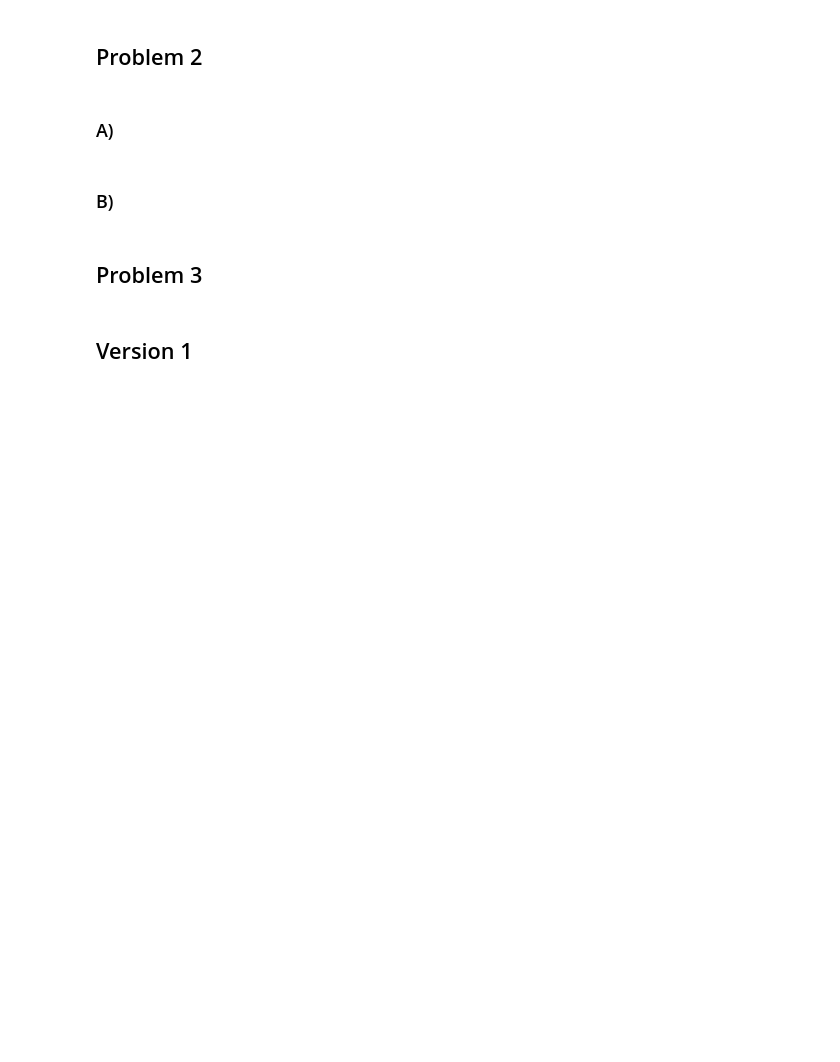
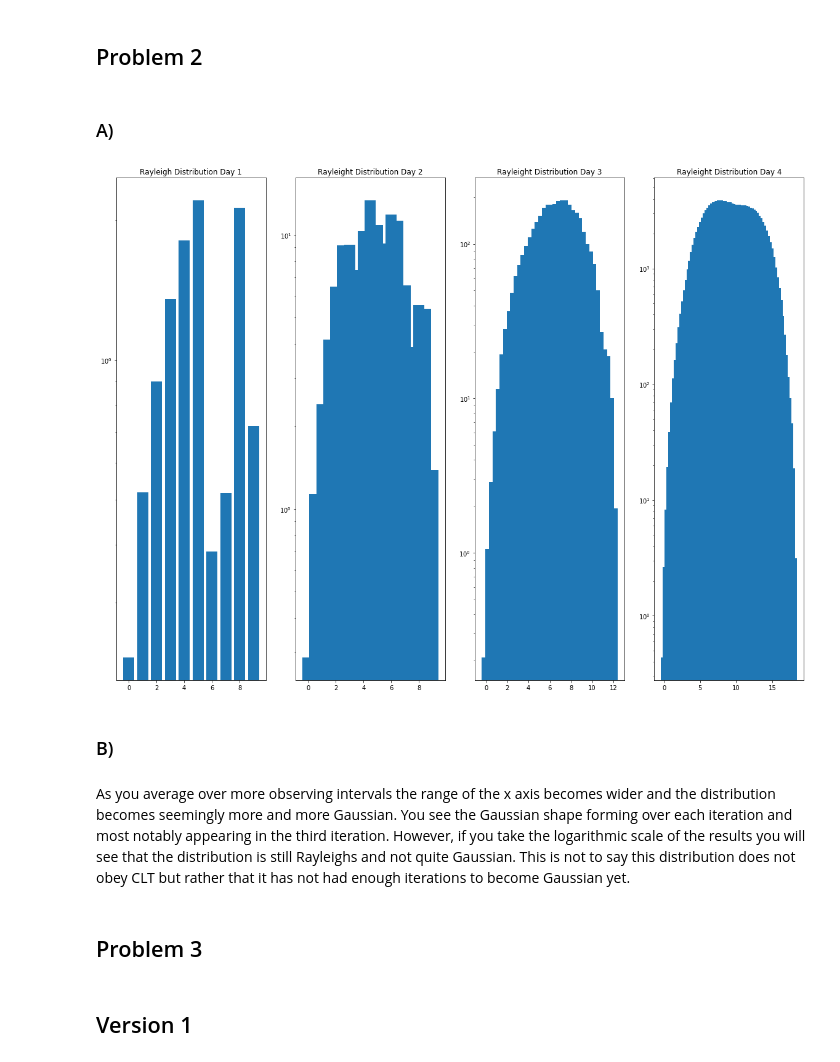
Before and after one commit to elocj/PHYS434, a Jupyter notebook: lab2/lab2.ipynb, the cells around one changed output. Saved outputs shown, nothing was run; the diff lists cells and outputs as text; code cells hidden in the pictures; blank space fills up the shorter version.

```diff
--- a/lab2/lab2.ipynb
+++ b/lab2/lab2.ipynb
@@ -62,13 +67,2 @@ The magnitude of the distribution shrinks by about 1 order of magnitude each con
 # %% [markdown]
 ### D)
-# %%
-plt.rcParams["figure.figsize"] = (20,15)
-mu = 5
-
-x = np.arange(0, 10)
-f = stats.poisson.pmf(x, mu)
-for i in range(1, 4):
-    f = np.convolve(f, stats.poisson.pmf(x, mu))
-    x = np.arange(0, len(f))
-plt.bar(x, f)
-stats.poisson.cdf()
@@ -79,8 +81,28 @@ stats.poisson.cdf()
 ## Problem 2
 # %% [markdown]
 ### A)
+# %%
+plt.rcParams["figure.figsize"] = (20,15)
+fig, ax = plt.subplots(1, 4)
+
+x = np.arange(0, 10)
+f = stats.rayleigh.rvs(size = len(x))
+ax[0].set_title("Rayleigh Distribution Day 1")
+ax[0].bar(x, f)
+ax[0].set_yscale('log')
+
+for i in range(1, 4):
+    f = np.convolve(f, stats.rayleigh.rvs(size = len(x)))
+    x = np.arange(0, len(f))
+    ax[i].set_title("Rayleight Distribution Day " + str(i + 1))
+    ax[i].bar(x / (i + 1), f)
+    ax[i].set_yscale('log')
+# %% [output]
+[figure, added]
 # %% [markdown]
 ### B)
+# %% [markdown]
+As you average over more observing intervals the range of the x axis becomes wider and the distribution becomes seemingly more and more Gaussian. You see the Gaussian shape forming over each iteration and most notably appearing in the third iteration. However, if you take the logarithmic scale of the results you will see that the distribution is still Rayleighs and not quite Gaussian. This is not to say this distribution does not obey CLT but rather that it has not had enough iterations to become Gaussian yet.
 # %% [markdown]
 ## Problem 3
 # %% [markdown]
```
Also changed, not shown: parts of 26 cells of this notebook, 1 other file.
